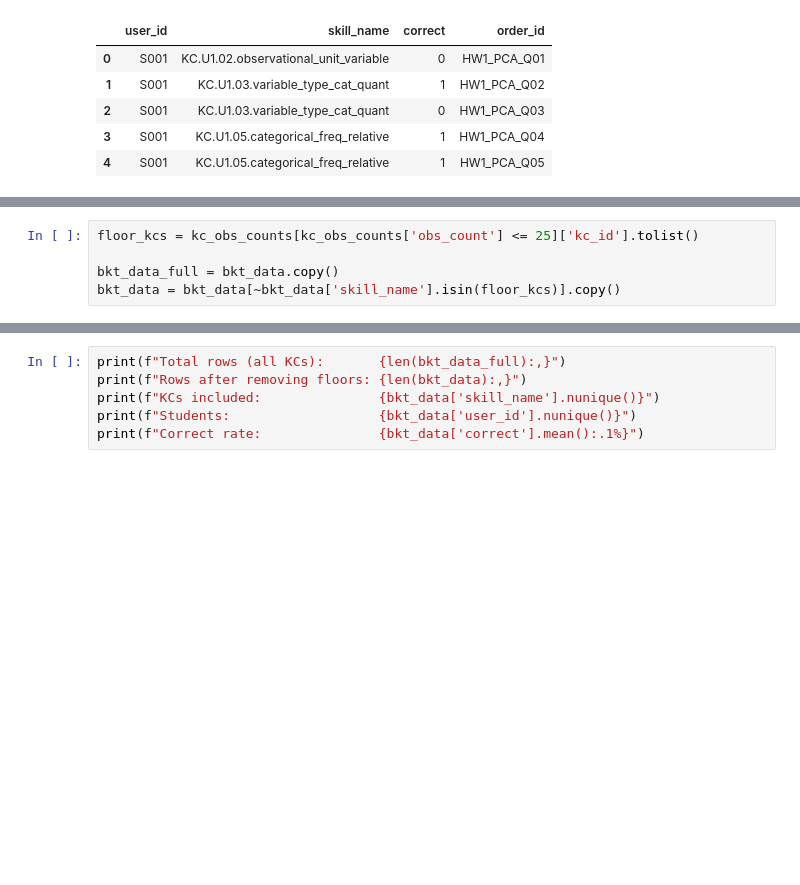
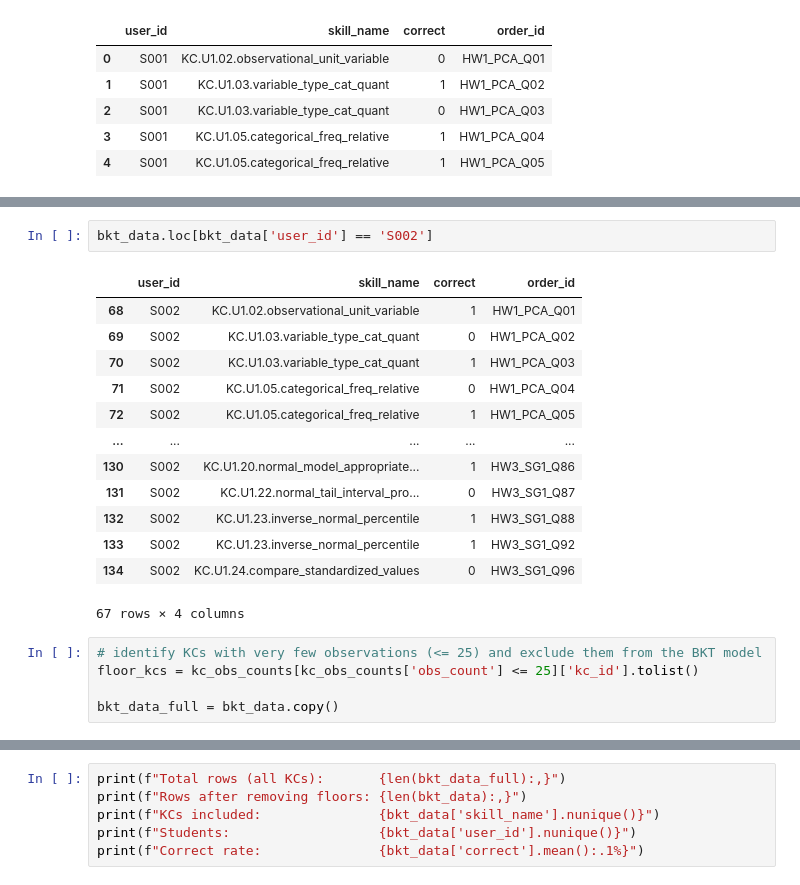
Before and after one commit to mailysg8/ai-student-progress-tracker, a Jupyter notebook: notebooks/bkt_baseline_model.ipynb, the cells around one changed output, grey strips where cells are left out. Saved outputs shown, nothing was run; the diff lists cells and outputs as text; blank space fills up the shorter version.

```diff
--- a/notebooks/bkt_baseline_model.ipynb
+++ b/notebooks/bkt_baseline_model.ipynb
@@ -390,5 +210,21 @@ bkt_data.head()
+# %%
+bkt_data.loc[bkt_data['user_id'] == 'S002']
+# %% [output]
+|  | user_id | skill_name | correct | order_id |
+| 68 | S002 | KC.U1.02.observational_unit_variable | 1 | HW1_PCA_Q01 |
+| 69 | S002 | KC.U1.03.variable_type_cat_quant | 0 | HW1_PCA_Q02 |
+| 70 | S002 | KC.U1.03.variable_type_cat_quant | 1 | HW1_PCA_Q03 |
+| 71 | S002 | KC.U1.05.categorical_freq_relative | 0 | HW1_PCA_Q04 |
+| 72 | S002 | KC.U1.05.categorical_freq_relative | 1 | HW1_PCA_Q05 |
+| ... | ... | ... | ... | ... |
+| 130 | S002 | KC.U1.20.normal_model_appropriate... | 1 | HW3_SG1_Q86 |
+| 131 | S002 | KC.U1.22.normal_tail_interval_pro... | 0 | HW3_SG1_Q87 |
+| 132 | S002 | KC.U1.23.inverse_normal_percentile | 1 | HW3_SG1_Q88 |
+| 133 | S002 | KC.U1.23.inverse_normal_percentile | 1 | HW3_SG1_Q92 |
+| 134 | S002 | KC.U1.24.compare_standardized_values | 0 | HW3_SG1_Q96 |
+67 rows × 4 columns
 # %%
+# identify KCs with very few observations (<= 25) and exclude them from the BKT model
 floor_kcs = kc_obs_counts[kc_obs_counts['obs_count'] <= 25]['kc_id'].tolist()
 
 bkt_data_full = bkt_data.copy()
-bkt_data = bkt_data[~bkt_data['skill_name'].isin(floor_kcs)].copy()
```
Also changed, not shown: parts of 17 cells of this notebook.
